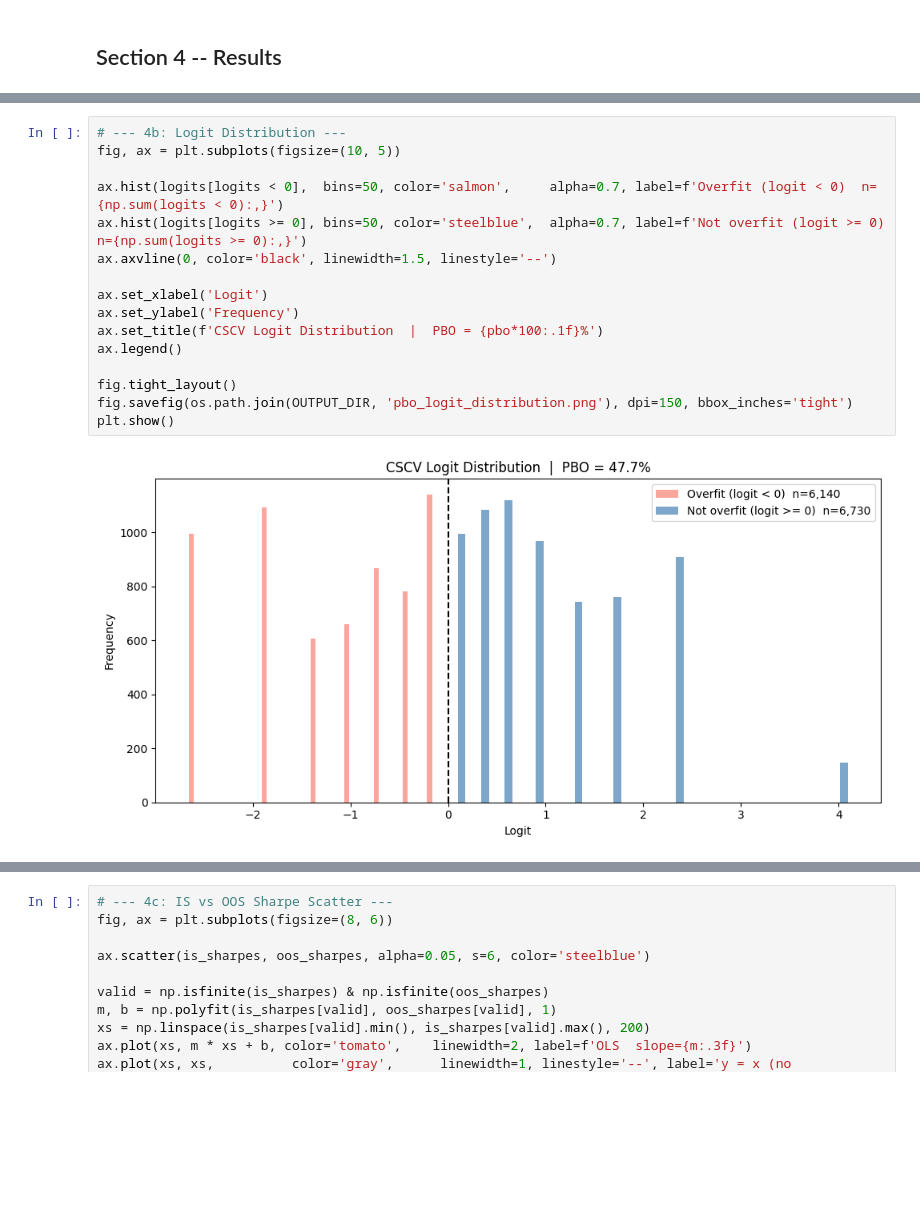
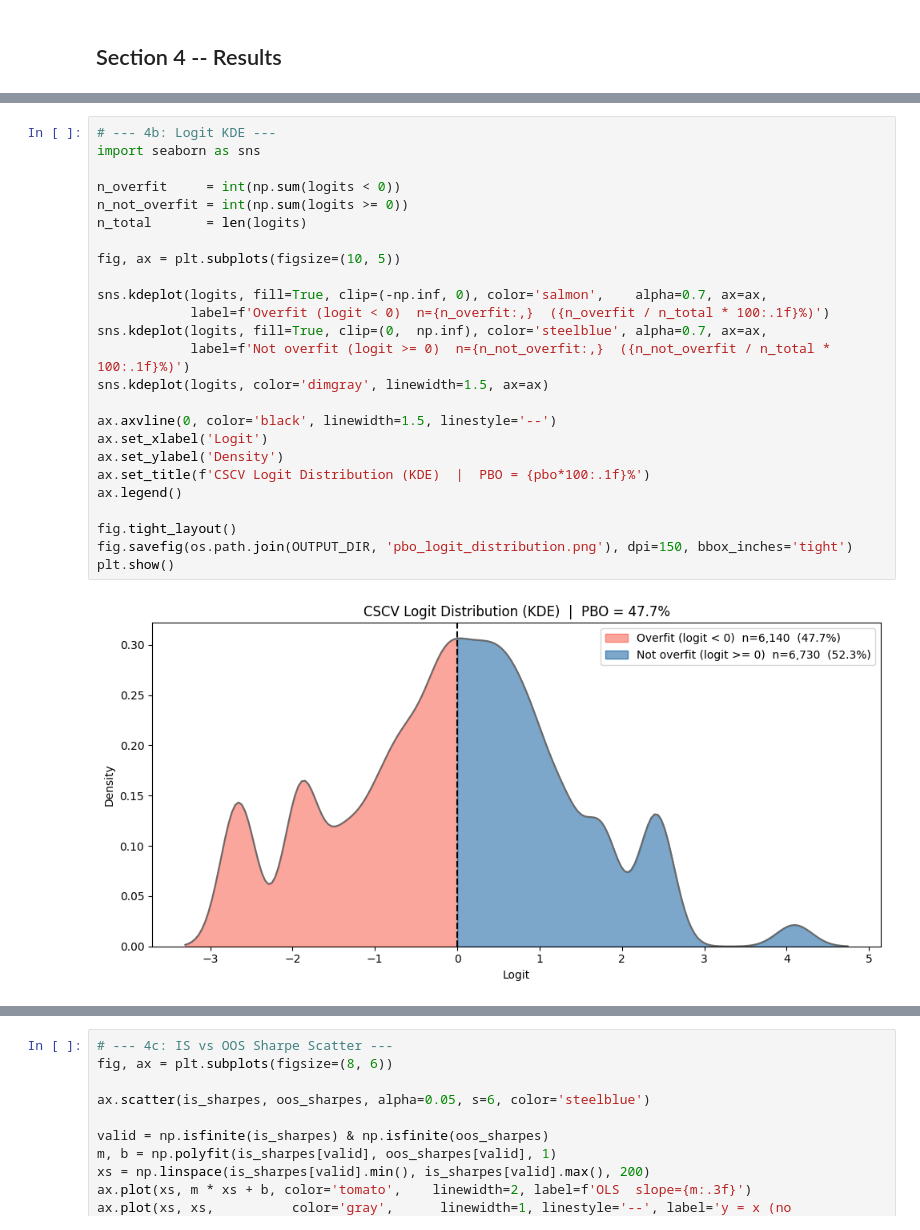
Before and after one commit to kunpark04/futures, a Jupyter notebook: notebooks/original/backtest_v4.ipynb, the cells around one changed output, grey strips where cells are left out. Saved outputs shown, nothing was run; the diff lists cells and outputs as text; blank space fills up the shorter version.

```diff
--- a/notebooks/original/backtest_v4.ipynb
+++ b/notebooks/original/backtest_v4.ipynb
@@ -159,20 +159,29 @@ print('=' * 52)
   Verdict: MODERATE OVERFITTING RISK (PBO 20-50%)
 ====================================================
 # %%
-# --- 4b: Logit Distribution ---
+# --- 4b: Logit KDE ---
+import seaborn as sns
+
+n_overfit     = int(np.sum(logits < 0))
+n_not_overfit = int(np.sum(logits >= 0))
+n_total       = len(logits)
+
 fig, ax = plt.subplots(figsize=(10, 5))
 
-ax.hist(logits[logits < 0],  bins=50, color='salmon',     alpha=0.7, label=f'Overfit (logit < 0)  n={np.sum(logits < 0):,}')
-ax.hist(logits[logits >= 0], bins=50, color='steelblue',  alpha=0.7, label=f'Not overfit (logit >= 0)  n={np.sum(logits >= 0):,}')
+sns.kdeplot(logits, fill=True, clip=(-np.inf, 0), color='salmon',    alpha=0.7, ax=ax,
+            label=f'Overfit (logit < 0)  n={n_overfit:,}  ({n_overfit / n_total * 100:.1f}%)')
+sns.kdeplot(logits, fill=True, clip=(0,  np.inf), color='steelblue', alpha=0.7, ax=ax,
+            label=f'Not overfit (logit >= 0)  n={n_not_overfit:,}  ({n_not_overfit / n_total * 100:.1f}%)')
+sns.kdeplot(logits, color='dimgray', linewidth=1.5, ax=ax)
+
 ax.axvline(0, color='black', linewidth=1.5, linestyle='--')
-
 ax.set_xlabel('Logit')
-ax.set_ylabel('Frequency')
-ax.set_title(f'CSCV Logit Distribution  |  PBO = {pbo*100:.1f}%')
+ax.set_ylabel('Density')
+ax.set_title(f'CSCV Logit Distribution (KDE)  |  PBO = {pbo*100:.1f}%')
 ax.legend()
 
 fig.tight_layout()
 fig.savefig(os.path.join(OUTPUT_DIR, 'pbo_logit_distribution.png'), dpi=150, bbox_inches='tight')
 plt.show()
 # %% [output]
-[figure, old version]
+[figure, new version]
```
Also changed, not shown: parts of 4 cells of this notebook, 5 other files.
